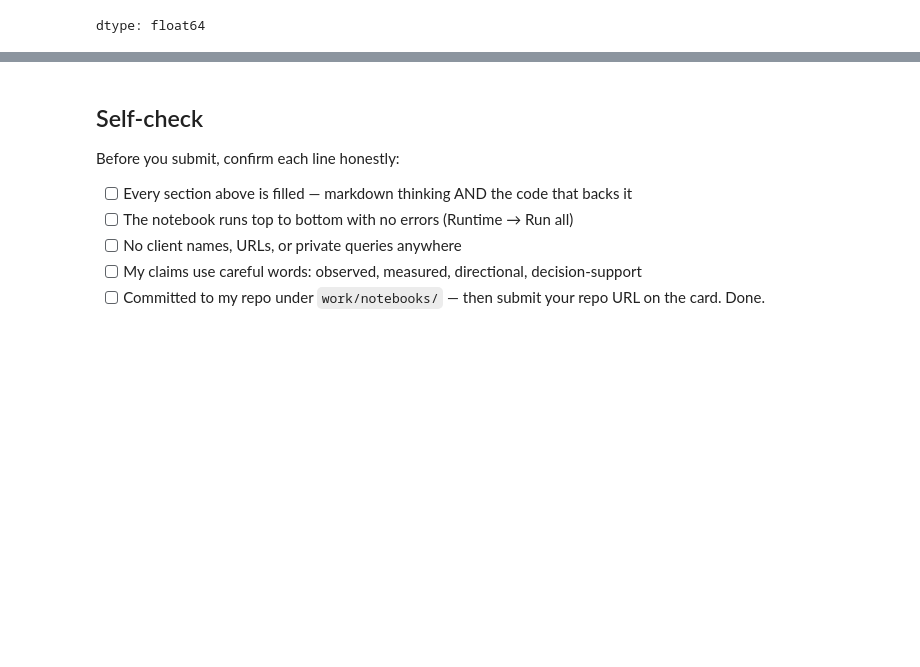
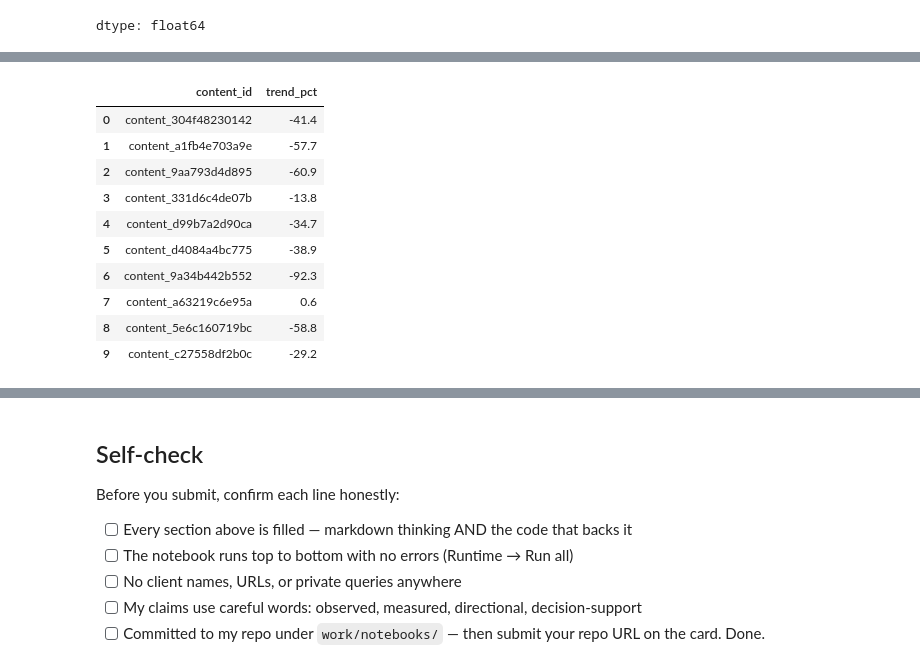
Before and after one commit to AN2442/Flyrank_ML, a Jupyter notebook: work/notebooks/w02_ml_task_framing.ipynb, the cells around one changed output, grey strips where cells are left out. Cells and saved outputs as stored; diff of their text form; code cells hidden in the pictures; blank space fills up the shorter version.

```diff
--- a/work/notebooks/w02_ml_task_framing.ipynb
+++ b/work/notebooks/w02_ml_task_framing.ipynb
@@ -145,0 +207,14 @@ dtype: float64
+# %%
+lane_df[["content_id", "trend_pct"]].head(10)
+# %% [output]
+|  | content_id | trend_pct |
+| 0 | content_304f48230142 | -41.4 |
+| 1 | content_a1fb4e703a9e | -57.7 |
+| 2 | content_9aa793d4d895 | -60.9 |
+| 3 | content_331d6c4de07b | -13.8 |
+| 4 | content_d99b7a2d90ca | -34.7 |
+| 5 | content_d4084a4bc775 | -38.9 |
+| 6 | content_9a34b442b552 | -92.3 |
+| 7 | content_a63219c6e95a | 0.6 |
+| 8 | content_5e6c160719bc | -58.8 |
+| 9 | content_c27558df2b0c | -29.2 |
```
Also changed, not shown: parts of 10 cells of this notebook.
